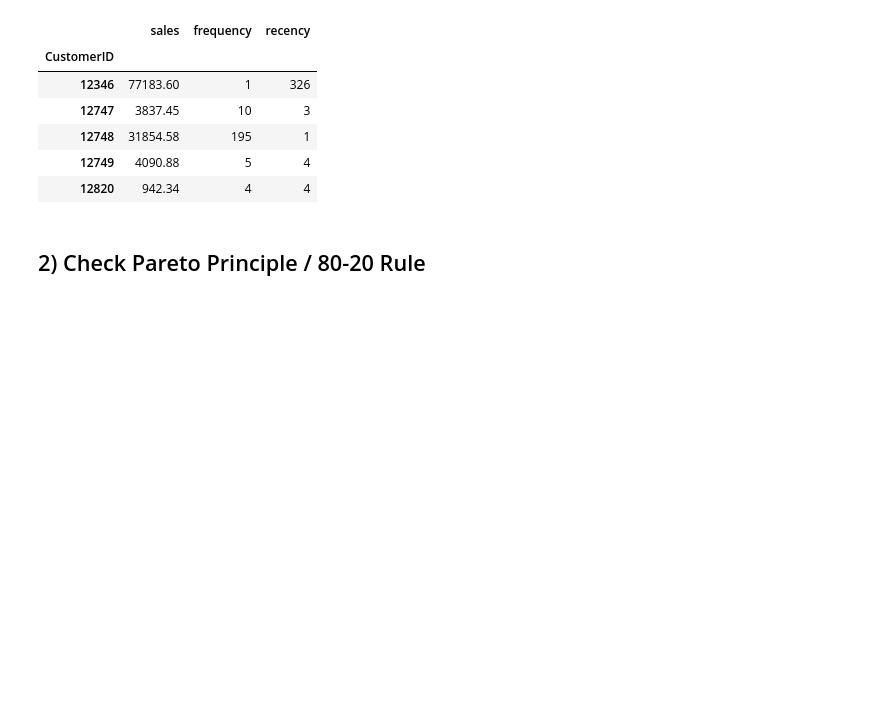
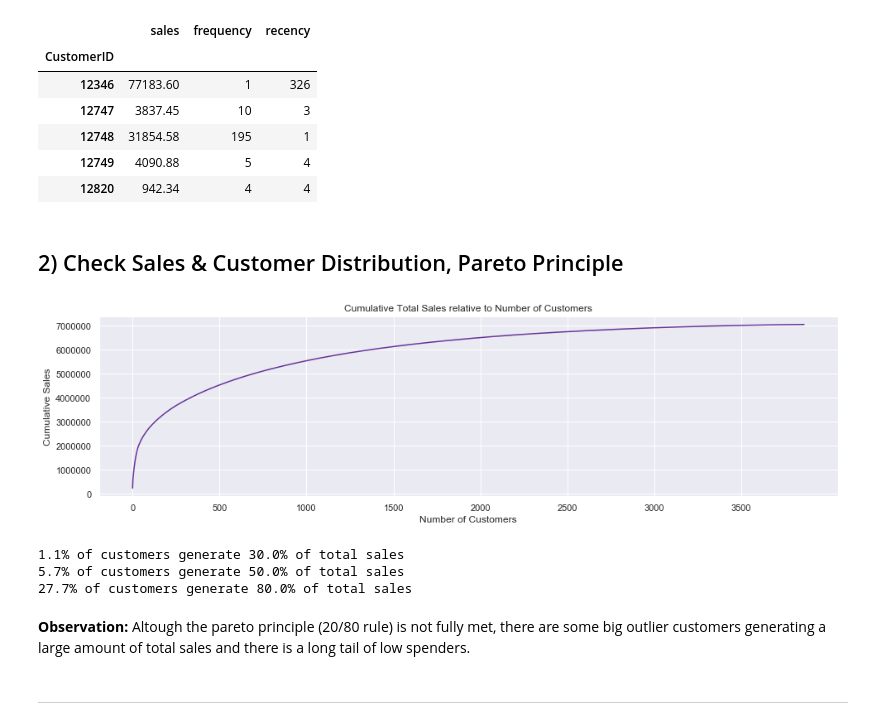
Before and after one commit to rbuerki/projects-ml, a Jupyter notebook: customer_segmentation_RFM_method/1-Data_preparation.ipynb, the cells around one changed output. Cells and saved outputs as stored; diff of their text form; code cells hidden in the pictures; blank space fills up the shorter version.

```diff
--- a/customer_segmentation_RFM_method/1-Data_preparation.ipynb
+++ b/customer_segmentation_RFM_method/1-Data_preparation.ipynb
@@ -94,7 +95,9 @@ Need for cleaning:
 # %%
 # Clean according to list
 transactions = transaction_data.copy()
-transactions = transactions.loc[transactions['CustomerID'] != np.nan]
+transactions = transactions[pd.notnull(transactions['CustomerID'])]
+# transactions = transactions.loc[transactions['CustomerID'] != np.nan]
+# transactions = transactions.loc[transactions['CustomerID'] != 'nan']
 transactions = transactions.loc[transactions['Quantity'] > 0]
 transactions = transactions.loc[transactions['UnitPrice'] > 0]
 transactions = transactions.loc[transactions['Country'] == 'United Kingdom']
@@ -172,4 +175,4 @@ rfm_data.head()
 # Save to file
 rfm_data.to_csv('data/interim/rfm_data.csv')
 # %% [markdown]
-## 2) Check Pareto Principle / 80-20 Rule
+## 2) Check Sales & Customer Distribution, Pareto Principle
@@ -190,0 +179,35 @@ customers <- customers[order(customers$CustomerID),]
+# %%
+# Plot cumulative total amount spent by number of customers
+cum_sales = np.cumsum(np.sort(rfm_data['sales'].values)[::-1])
+
+plt.figure(figsize=(16,4))
+sns.lineplot(data=cum_sales, color=color);
+plt.xticks(range(0,4000,500))
+plt.title("Cumulative Total Sales relative to Number of Customers", fontsize = 12)
+plt.ylabel("Cumulative Sales", fontsize = 12)
+plt.xlabel("Number of Customers", fontsize = 12);
+# %% [output]
+[figure, added]
+# %%
+# Prepare 'Pareto DataFrame'
+rfm_pareto = rfm_data.copy()
+rfm_pareto = rfm_pareto.sort_values(['sales'], ascending=False)
+rfm_pareto['cum_sales'] = cum_sales
+rfm_pareto['cum_prop'] = rfm_pareto['cum_sales'] / rfm_pareto['sales'].sum()
+rfm_pareto.head()
+
+# Print some thresholds
+threshholds = [0.3, 0.5, 0.8]
+for threshhold in threshholds:
+    n_customers = len(rfm_pareto.loc[rfm_pareto['cum_prop'] <= threshhold]) + 1
+    prop_customers = round((n_customers / len(rfm_pareto)) * 100, 1)
+    print("{}% of customers generate {}% of total sales".format(prop_customers,
+                                                                threshhold * 100))
+# %% [output]
+1.1% of customers generate 30.0% of total sales
+5.7% of customers generate 50.0% of total sales
+27.7% of customers generate 80.0% of total sales
+# %% [markdown]
+**Observation:** Altough the pareto principle (20/80 rule) is not fully met, there are some big outlier customers generating a large amount of total sales and there is a long tail of low spenders.
+# %% [markdown]
+---
```
Also changed, not shown: parts of 3 cells of this notebook, 1 other file.
